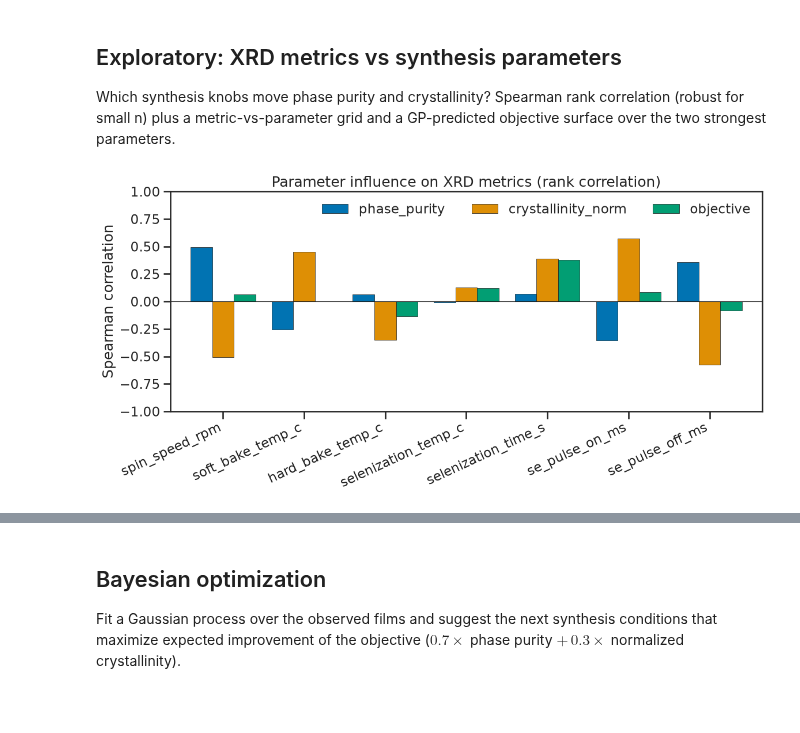
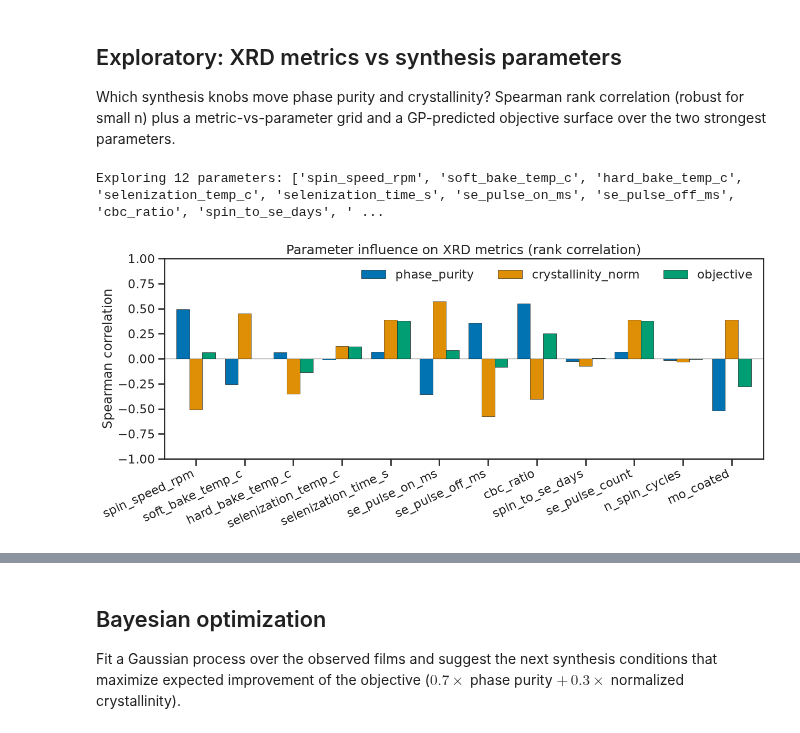
Before and after one commit to GarzonDiegoFEUP/xrd-bo-optimization-tf, a Jupyter notebook: notebooks/3.bo_xrd.ipynb, the cells around one changed output, grey strips where cells are left out. Cells and saved outputs as stored; diff of their text form; code cells hidden in the pictures; blank space fills up the shorter version.

Commit message:
Extend Ax MOO to 9-param space; share y-axis in parameter plot; 12-param correlation exploration

```diff
--- a/notebooks/3.bo_xrd.ipynb
+++ b/notebooks/3.bo_xrd.ipynb
@@ -104,22 +110,40 @@ Which synthesis knobs move phase purity and crystallinity? Spearman rank correla
 # %%
 import importlib
 
 import matplotlib.pyplot as plt
 
 import xrd_bo_optimization_tf.plotting as plotting
 
 importlib.reload(plotting)
 
 from xrd_bo_optimization_tf.config import FIGURES_DIR
 
+# Exploration is not limited to the BO search space: also rank the parameters
+# excluded from the GP (se_pulse_count is collinear with selenization_time_s;
+# n_spin_cycles and mo_coated are too sparse to fit but still informative).
+EXPLORE_PARAMS = tuple(
+    dict.fromkeys(
+        (
+            *BO_PARAMS,
+            "se_pulse_count",
+            "n_spin_cycles",
+            "mo_coated",
+        )
+    )
+)
+EXPLORE_PARAMS = tuple(p for p in EXPLORE_PARAMS if p in df_bo.columns)
+print(f"Exploring {len(EXPLORE_PARAMS)} parameters: {list(EXPLORE_PARAMS)}")
+
 correlation_figure = plotting.plot_correlation_bars(
     df_bo,
-    BO_PARAMS,
+    EXPLORE_PARAMS,
     output_path=FIGURES_DIR / 'bacuse2_bo_correlations.png',
+    figsize=(max(12, 1.1 * len(EXPLORE_PARAMS)), 6),
 )
 plt.show()
 # %% [output]
+Exploring 12 parameters: ['spin_speed_rpm', 'soft_bake_temp_c', 'hard_bake_temp_c', 'selenization_temp_c', 'selenization_time_s', 'se_pulse_on_ms', 'se_pulse_off_ms', 'cbc_ratio', 'spin_to_se_days', ' ...
-[figure, old version]
+[figure, new version]
 # %%
 # GP-predicted objective surface over the two most influential core parameters.
 surface_figure = plotting.plot_gp_surface(
```
Also changed, not shown: parts of 3 cells of this notebook, 12 other files.
